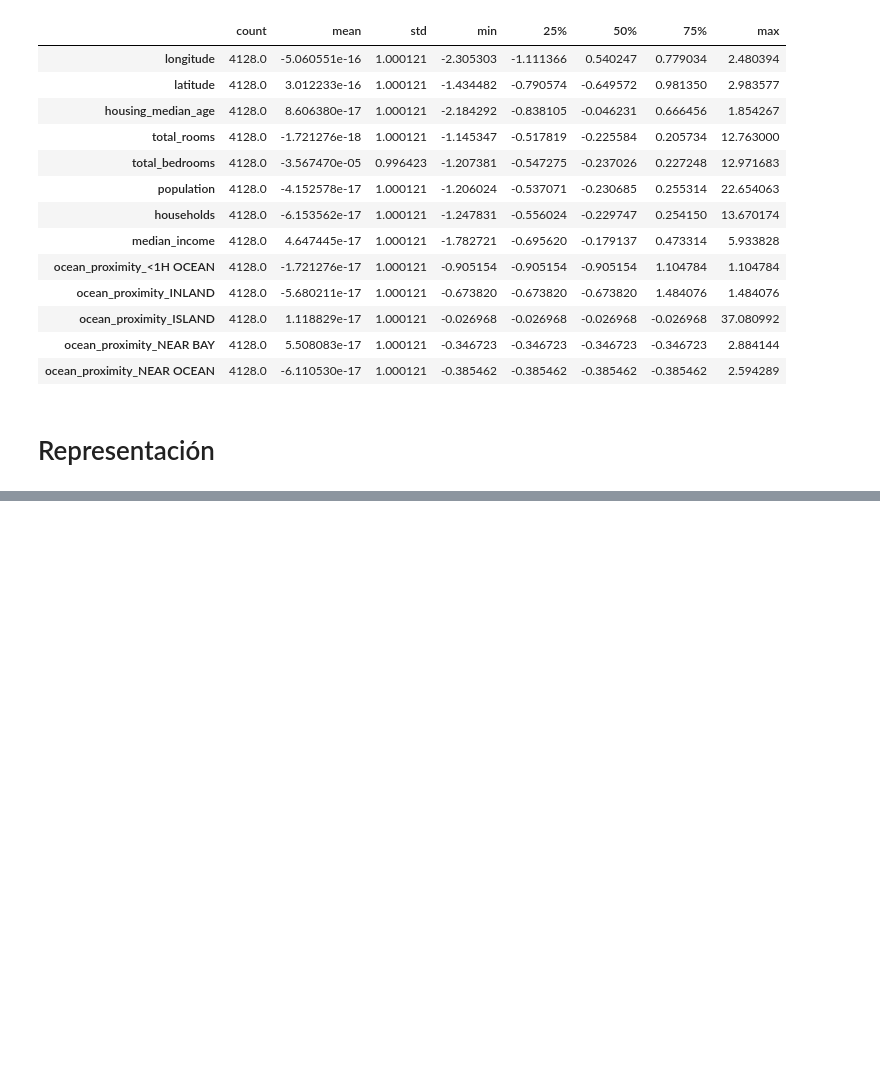
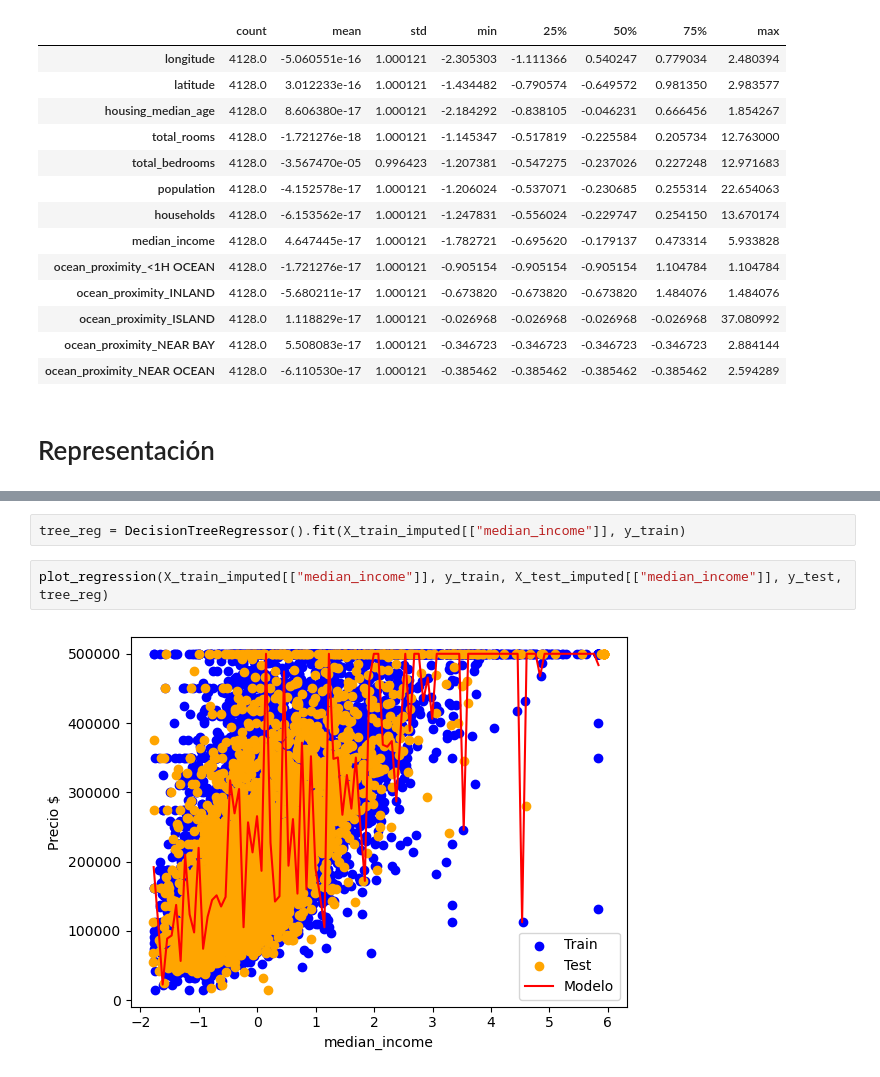
Before and after one commit to Socramer6588/pia23, a Jupyter notebook: KNN_EXAMEN.ipynb, the cells around one changed output, grey strips where cells are left out. Drawn from its saved outputs; the diff is of its cells as text; blank space fills up the shorter version.

```diff
--- a/KNN_EXAMEN.ipynb
+++ b/KNN_EXAMEN.ipynb
@@ -373,0 +402,6 @@ def plot_regression(X, y, X_test = None, y_test = None, model = None):
+# %%
+tree_reg = DecisionTreeRegressor().fit(X_train_imputed[["median_income"]], y_train)
+# %%
+plot_regression(X_train_imputed[["median_income"]], y_train, X_test_imputed[["median_income"]], y_test, tree_reg)
+# %% [output]
+[figure, added]
```
Also changed, not shown: parts of 13 cells of this notebook.
